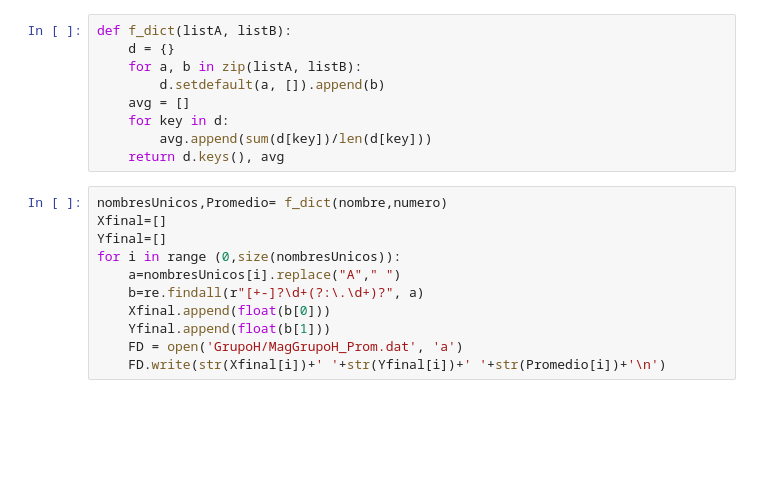
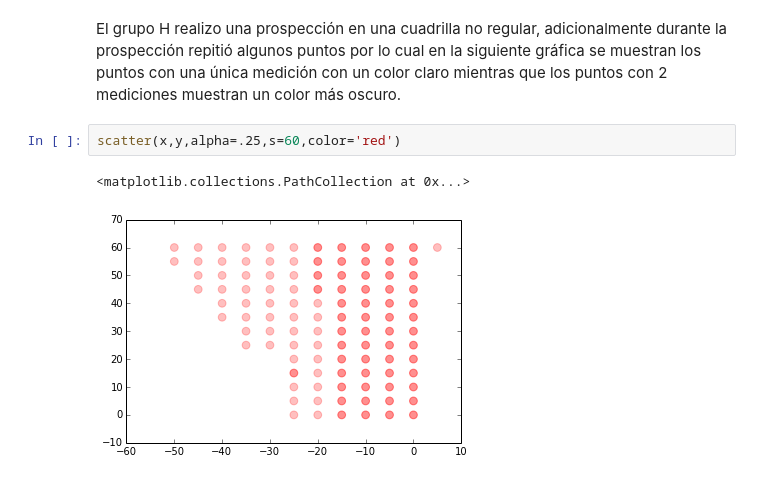
Before and after one commit to SbastianGarzon/FieldWork_DataAnalysis, a Jupyter notebook: Magnetometry/Magnetometria.ipynb, the cells around one changed output. Saved outputs shown, nothing was run; the diff lists cells and outputs as text; blank space fills up the shorter version.

Commit message:
Grupo H done

```diff
--- a/Magnetometry/Magnetometria.ipynb
+++ b/Magnetometry/Magnetometria.ipynb
@@ -38,20 +107,7 @@ for columns in ( raw.strip().split() for raw in crs ):
-# %%
-def f_dict(listA, listB):
-    d = {}
-    for a, b in zip(listA, listB):
-        d.setdefault(a, []).append(b)
-    avg = []
-    for key in d:
-        avg.append(sum(d[key])/len(d[key]))
-    return d.keys(), avg
-# %%
-nombresUnicos,Promedio= f_dict(nombre,numero)
-Xfinal=[]
-Yfinal=[]
-for i in range (0,size(nombresUnicos)):
-    a=nombresUnicos[i].replace("A"," ")
-    b=re.findall(r"[+-]?\d+(?:\.\d+)?", a)
-    Xfinal.append(float(b[0]))
-    Yfinal.append(float(b[1]))
-    FD = open('GrupoH/MagGrupoH_Prom.dat', 'a')
-    FD.write(str(Xfinal[i])+' '+str(Yfinal[i])+' '+str(Promedio[i])+'\n')
+# %% [markdown]
+El grupo H realizo una prospección en una cuadrilla no regular, adicionalmente durante la prospección repitió algunos puntos por lo cual en la siguiente gráfica se muestran los puntos con una única medición con un color claro mientras que los puntos con 2 mediciones muestran un color más oscuro.
+# %%
+scatter(x,y,alpha=.25,s=60,color='red')
+# %% [output]
+<matplotlib.collections.PathCollection at 0x...>
+[figure, added]
```
Also changed, not shown: parts of 18 cells of this notebook.
